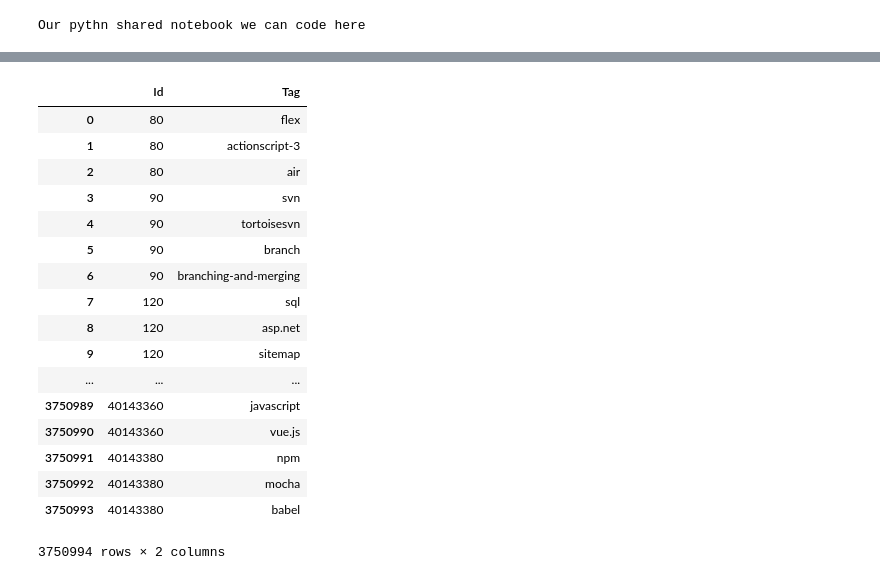
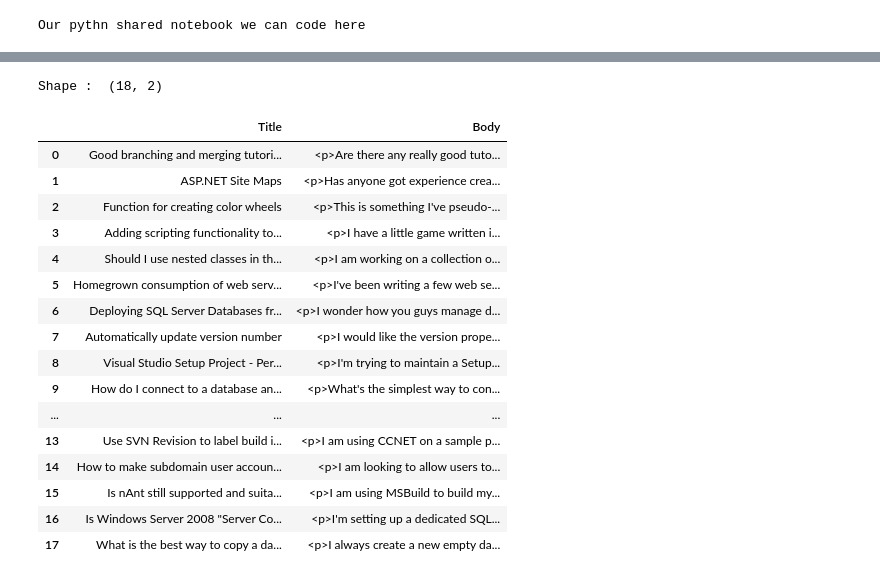
Before and after one commit to sprerak48/Autonomous-tagging-using-Deep-Learning, a Jupyter notebook: AT.ipynb, the cells around one changed output, grey strips where cells are left out. Cells and saved outputs as stored; diff of their text form; code cells hidden in the pictures.

```diff
--- a/AT.ipynb
+++ b/AT.ipynb
@@ -13,25 +12,0 @@ Saving Tags.csv to Tags.csv
-# %%
-import pandas as pd
-import io
-
-df = pd.read_csv(io.StringIO(uploaded['Tags.csv'].decode('utf-8')))
-df
-# %% [output]
-|  | Id | Tag |
-| 0 | 80 | flex |
-| 1 | 80 | actionscript-3 |
-| 2 | 80 | air |
-| 3 | 90 | svn |
-| 4 | 90 | tortoisesvn |
-| 5 | 90 | branch |
-| 6 | 90 | branching-and-merging |
-| 7 | 120 | sql |
-| 8 | 120 | asp.net |
-| 9 | 120 | sitemap |
-| ... | ... | ... |
-| 3750989 | 40143360 | javascript |
-| 3750990 | 40143360 | vue.js |
-| 3750991 | 40143380 | npm |
-| 3750992 | 40143380 | mocha |
-| 3750993 | 40143380 | babel |
-3750994 rows × 2 columns
@@ -44,0 +16,29 @@ for i in range(len(csvfile)):
+# %%
+dataset_filename = "Questions Final - Sheet1.csv"
+data = pd.read_csv(dataset_filename, index_col=0)
+datax = data.loc[: , :]
+for x in ["Title","Body"]:
+    datax = datax[datax[x].notnull()]
+datax = datax[["Title","Body"]]
+datax.index = pd.Series(list(range(datax.shape[0])))
+print('Shape : ',datax.shape)
+datax.head(18)
+# %% [output]
+Shape :  (18, 2)
+|  | Title | Body |
+| 0 | Good branching and merging tutori... | <p>Are there any really good tuto... |
+| 1 | ASP.NET Site Maps | <p>Has anyone got experience crea... |
+| 2 | Function for creating color wheels | <p>This is something I've pseudo-... |
+| 3 | Adding scripting functionality to... | <p>I have a little game written i... |
+| 4 | Should I use nested classes in th... | <p>I am working on a collection o... |
+| 5 | Homegrown consumption of web serv... | <p>I've been writing a few web se... |
+| 6 | Deploying SQL Server Databases fr... | <p>I wonder how you guys manage d... |
+| 7 | Automatically update version number | <p>I would like the version prope... |
+| 8 | Visual Studio Setup Project - Per... | <p>I'm trying to maintain a Setup... |
+| 9 | How do I connect to a database an... | <p>What's the simplest way to con... |
+| ... | ... | ... |
+| 13 | Use SVN Revision to label build i... | <p>I am using CCNET on a sample p... |
+| 14 | How to make subdomain user accoun... | <p>I am looking to allow users to... |
+| 15 | Is nAnt still supported and suita... | <p>I am using MSBuild to build my... |
+| 16 | Is Windows Server 2008 "Server Co... | <p>I'm setting up a dedicated SQL... |
+| 17 | What is the best way to copy a da... | <p>I always create a new empty da... |
```
Also changed, not shown: parts of 12 cells of this notebook.
